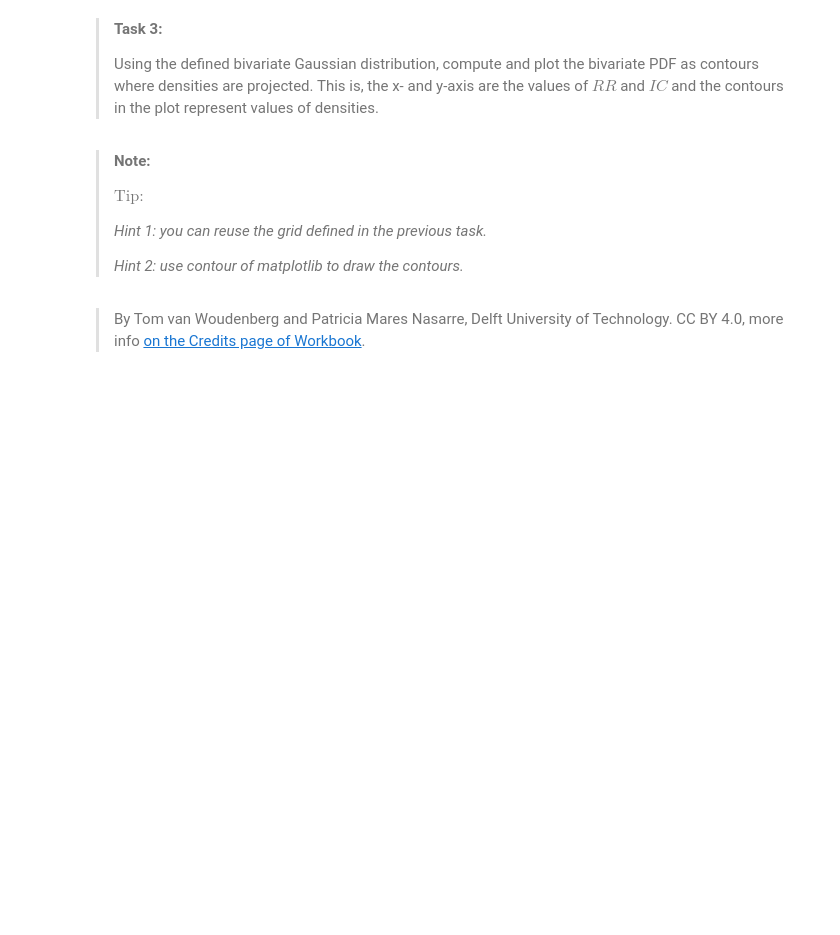
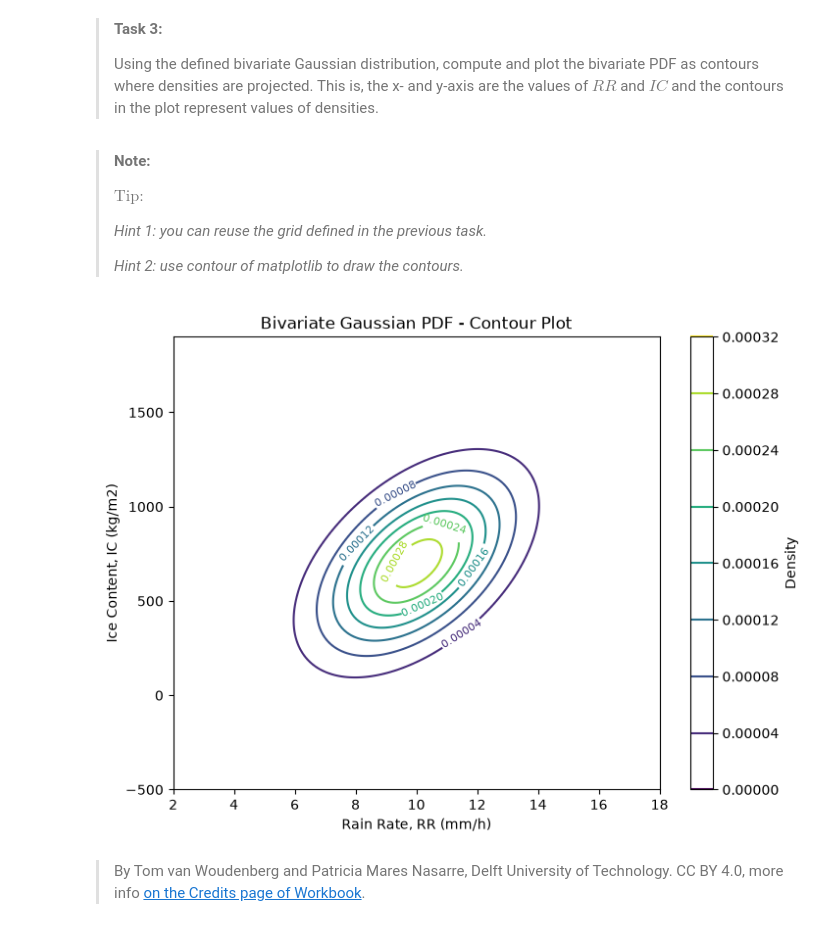
Before and after one commit to candicehabay11/PA1.5, a Jupyter notebook: scipy_statcs_3d_plots.ipynb, the cells around one changed output. Saved outputs shown, nothing was run; the diff lists cells and outputs as text; code cells hidden in the pictures; blank space fills up the shorter version.

```diff
--- a/scipy_statcs_3d_plots.ipynb
+++ b/scipy_statcs_3d_plots.ipynb
@@ -138,2 +202,13 @@ Z = multivariate_normal(mean=mu, cov=sigma).pdf(X)
+# %%
+plt.figure(figsize=(8,6))
+contour = plt.contour(X1, X2, Z, cmap='viridis')
+plt.clabel(contour, inline=True, fontsize=8)  # labels the contour lines with density values
+plt.xlabel('Rain Rate, RR (mm/h)')
+plt.ylabel('Ice Content, IC (kg/m2)')
+plt.title('Bivariate Gaussian PDF - Contour Plot')
+plt.colorbar(contour, label='Density')
+plt.show()
+# %% [output]
+[figure, added]
 # %% [markdown]
 > By Tom van Woudenberg and Patricia Mares Nasarre, Delft University of Technology. CC BY 4.0, more info [on the Credits page of Workbook](https://mude.citg.tudelft.nl/workbook-2026/credits.html).
```
Also changed, not shown: parts of 7 cells of this notebook.
